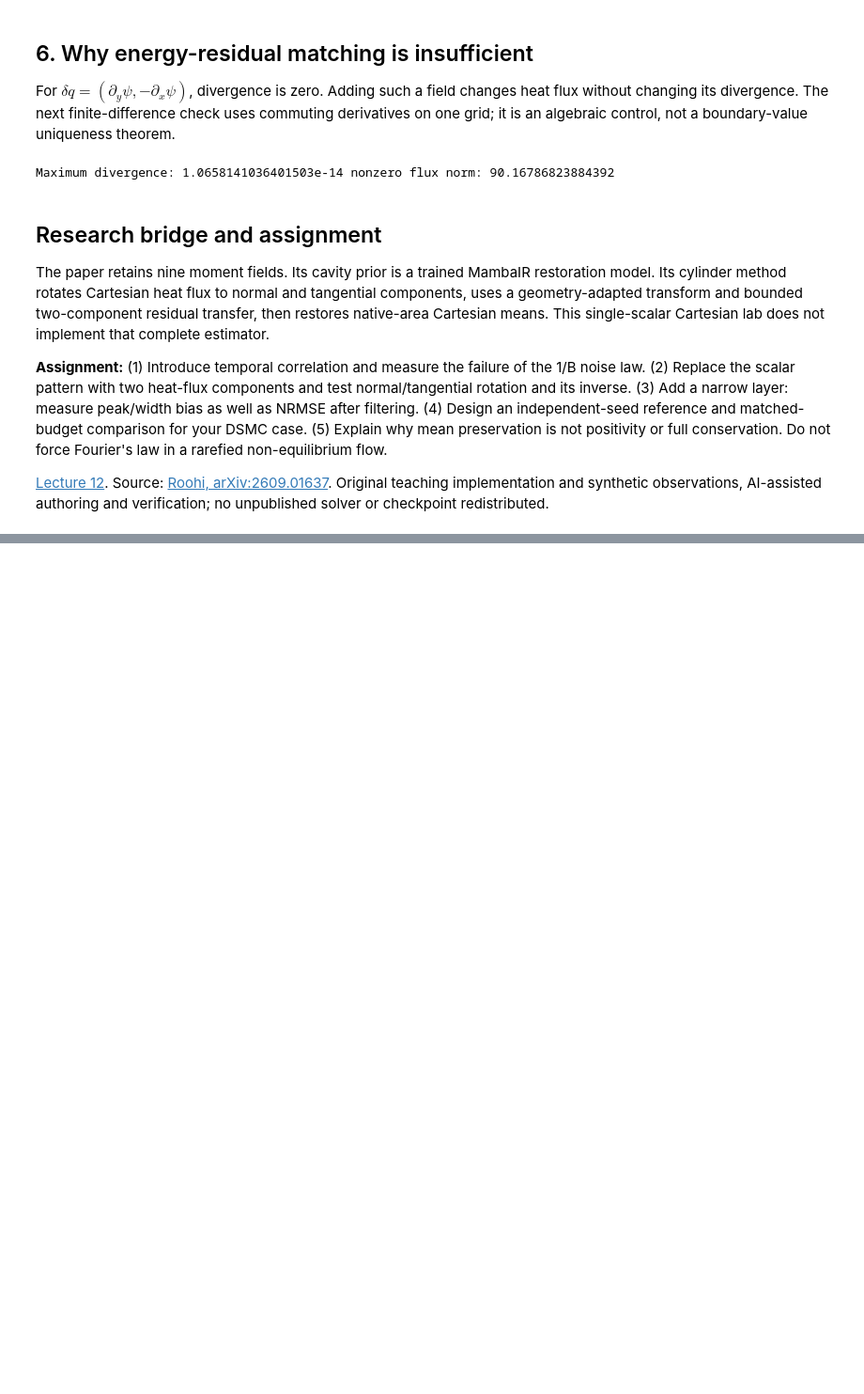
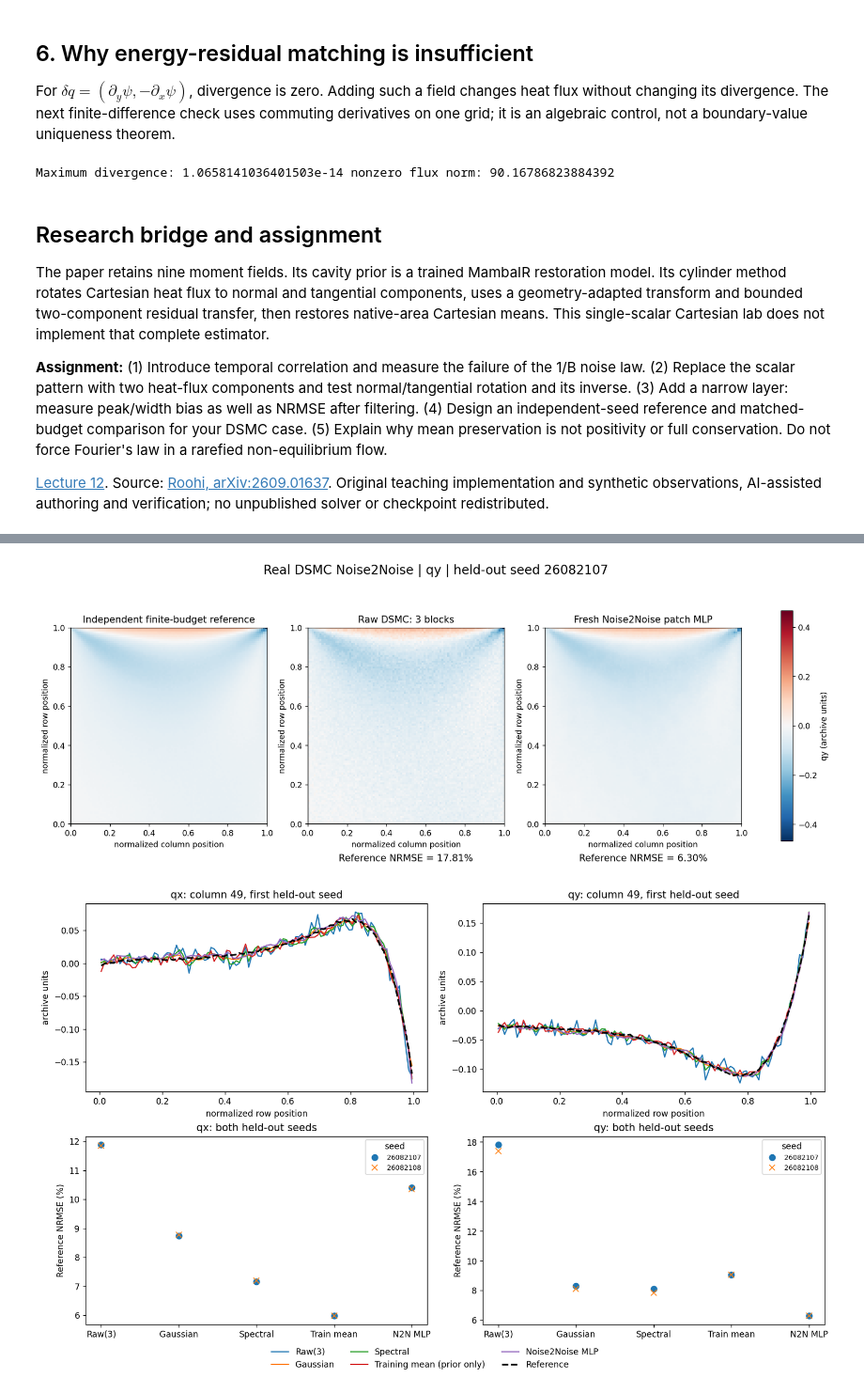
Before and after one commit to Ehsan-Roohi/FlowMLLab, a Jupyter notebook: notebooks/week12/W12_DSMC_Moment_Reconstruction.ipynb, the cells around one changed output, grey strips where cells are left out. Shown at 94% size. Drawn from its saved outputs; the diff is of its cells as text; code cells hidden in the pictures; blank space fills up the shorter version.

Commit message:
Complete Week 12 with executable real DSMC Noise2Noise lab

```diff
--- a/notebooks/week12/W12_DSMC_Moment_Reconstruction.ipynb
+++ b/notebooks/week12/W12_DSMC_Moment_Reconstruction.ipynb
@@ -314,0 +316,13 @@ shared reference and all-seed scores; it is not the complete research data.
+# %%
+train_fields = real_observations[groups['train']]
+validation_fields = real_observations[groups['validation']]
+noisy_targets = nn.independent_targets(train_fields)
+np.testing.assert_allclose(noisy_targets[0], train_fields[1:].mean(axis=0))
+fit_started = time.perf_counter()
+fitted_n2n = nn.fit_experiment(train_fields, validation_fields)
+print('CPU fit seconds:', round(time.perf_counter()-fit_started, 2))
+print('MLP iterations:', fitted_n2n['mlp'].model[-1].n_iter_)
+print('Last training loss:', fitted_n2n['mlp'].model[-1].loss_)
+print('Gaussian width selected without reference:', fitted_n2n['gaussian_width'])
+display(pd.DataFrame({'sigma':list(fitted_n2n['gaussian_validation']),
+                      'paired noisy validation MSE':list(fitted_n2n['gaussian_validation'].values())}))
@@ -314,0 +358,22 @@ shared reference and all-seed scores; it is not the complete research data.
+# %%
+with np.load(data_dir/'evaluation_only.npz', allow_pickle=False) as eval_file:
+    real_reference = eval_file['reference'].copy()
+    real_raw10 = eval_file['raw10'].copy()
+n2n_rows = []
+n2n_predictions = {}
+for i in groups['test']:
+    estimates_real = nn.predict_experiment(fitted_n2n, real_observations[i])
+    estimates_real['Raw(10), larger budget'] = real_raw10[i]
+    n2n_predictions[int(real_seeds[i])] = estimates_real
+    for method, estimate in estimates_real.items():
+        for component, scores_real in zip(['qx','qy'], nn.audit_errors(
+                estimate, real_reference, real_observations[i])):
+            n2n_rows.append({'seed':int(real_seeds[i]), 'field':component,
+                             'method':method, **scores_real})
+    projected = estimates_real['MLP + observed mean']
+    np.testing.assert_allclose(projected.mean(axis=(-2,-1)),
+        real_observations[i].mean(axis=(-2,-1)), rtol=0, atol=1e-12)
+n2n_metrics = pd.DataFrame(n2n_rows)
+display(n2n_metrics)
+display(100*n2n_metrics.groupby(['field','method'])[
+    ['reference_nrmse','gradient_nrmse','edge_nrmse']].mean())
@@ -314,0 +427,13 @@ shared reference and all-seed scores; it is not the complete research data.
+# %%
+first_test_index = groups['test'][0]
+first_test_seed = int(real_seeds[first_test_index])
+first_estimates = n2n_predictions[first_test_seed]
+nn.contour_figure(real_observations[first_test_index],
+    first_estimates['Noise2Noise MLP'], real_reference,
+    component='qy', seed=first_test_seed)
+plt.show()
+nn.diagnostic_figure(first_estimates, real_reference, n2n_rows)
+plt.show()
+# %% [output]
+[figure, added]
+[figure, added]
```
Also changed, not shown: parts of 12 cells of this notebook, 26 other files.
